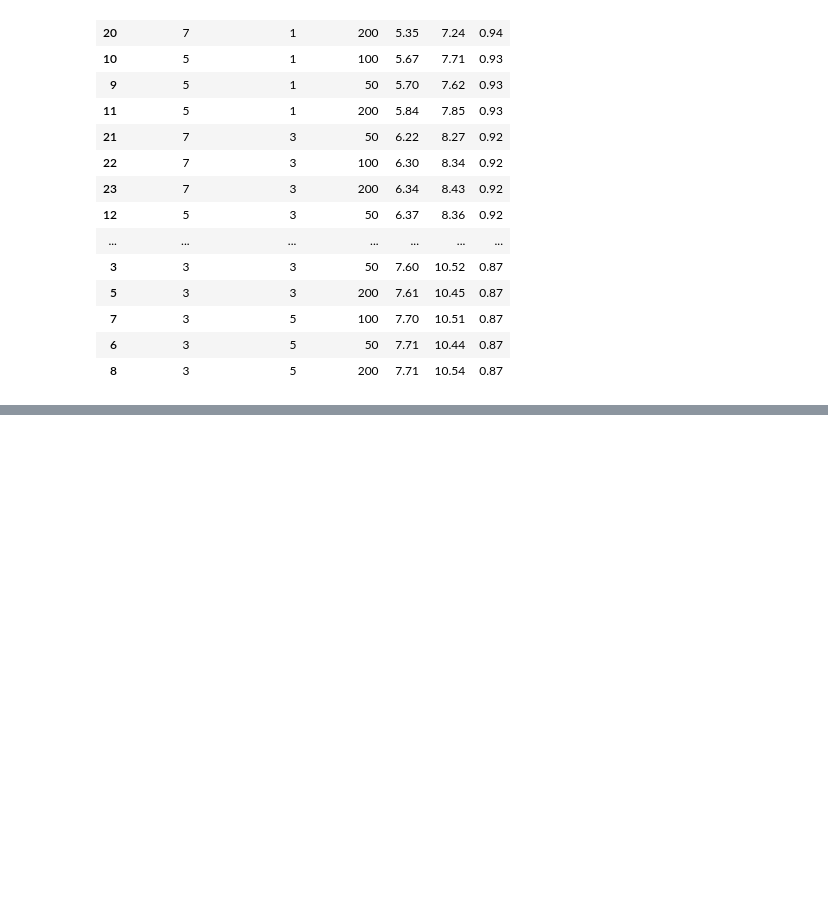
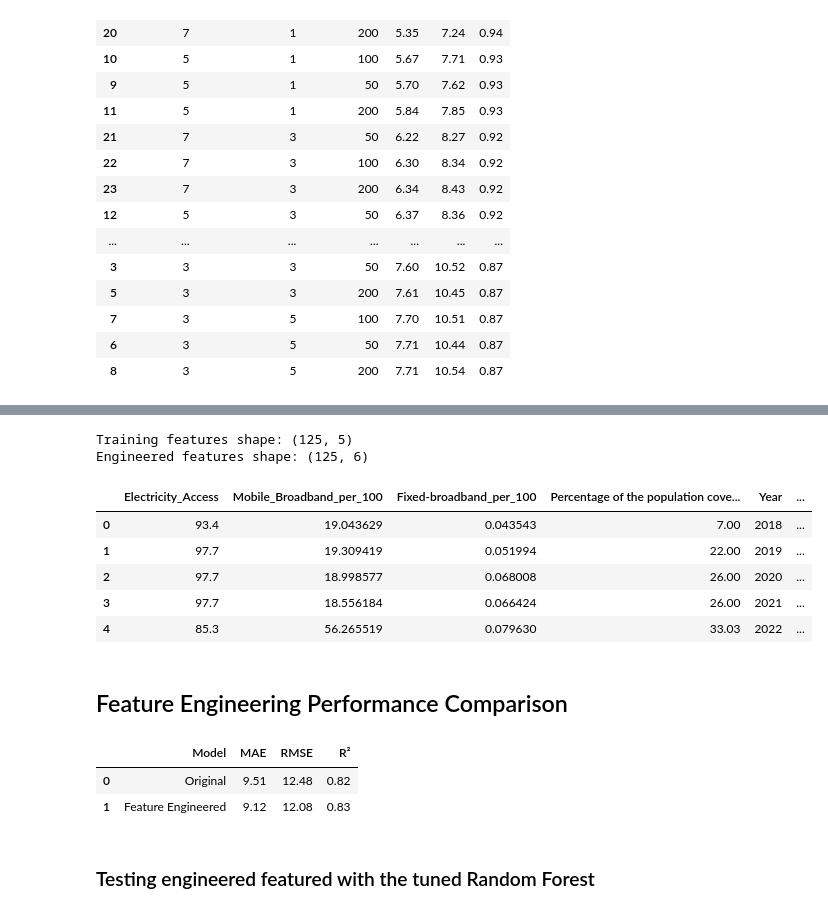
Before and after one commit to ajbunny/AI-Readiness-Governance-Capstone, a Jupyter notebook: notebooks/06_modeling_data_preparation.ipynb, the cells around one changed output, grey strips where cells are left out. Saved outputs shown, nothing was run; the diff lists cells and outputs as text; code cells hidden in the pictures; blank space fills up the shorter version.

```diff
--- a/notebooks/06_modeling_data_preparation.ipynb
+++ b/notebooks/06_modeling_data_preparation.ipynb
@@ -689,0 +730,66 @@ display(rf_tuning_results_df.sort_values("MAE").round(2))
+# %%
+# Creating a new feature interaction between electricity and LTE coverage
+
+lte_col = (
+    "Percentage of the population covered by at least an LTE/WiMAX mobile network."
+)
+
+def add_infrastructure_interaction(df):
+    df = df.copy()
+
+    df["Electricity_LTE_Interaction"] = df["Electricity_Access"] * df[lte_col] / 100
+
+    return df
+
+x_train_fe = add_infrastructure_interaction(x_train)
+x_val_fe = add_infrastructure_interaction(x_val)
+
+print("Training features shape:", x_train.shape)
+print("Engineered features shape:", x_train_fe.shape)
+
+display(x_train_fe.head())
+# %% [output]
+Training features shape: (125, 5)
+Engineered features shape: (125, 6)
+|  | Electricity_Access | Mobile_Broadband_per_100 | Fixed-broadband_per_100 | Percentage of the population cove... | Year | ... |
+| 0 | 93.4 | 19.043629 | 0.043543 | 7.00 | 2018 | ... |
+| 1 | 97.7 | 19.309419 | 0.051994 | 22.00 | 2019 | ... |
+| 2 | 97.7 | 18.998577 | 0.068008 | 26.00 | 2020 | ... |
+| 3 | 97.7 | 18.556184 | 0.066424 | 26.00 | 2021 | ... |
+| 4 | 85.3 | 56.265519 | 0.079630 | 33.03 | 2022 | ... |
+# %% [markdown]
+## Feature Engineering Performance Comparison
+# %%
+# Train multiple Linear Regression with the new feature
+
+linear_pipeline_fe = Pipeline([
+    ("imputer", SimpleImputer(strategy="median")),
+    ("scaler", StandardScaler()),
+    ("model", LinearRegression())
+])
+
+linear_pipeline_fe.fit(x_train_fe, y_train)
+
+# Predict internet adoption for 2023
+linear_predictions_fe = linear_pipeline_fe.predict(x_val_fe)
+
+# Evaluate validation performance
+linear_mae_fe = mean_absolute_error(y_val, linear_predictions_fe)
+linear_rmse_fe = np.sqrt(mean_squared_error(y_val, linear_predictions_fe))
+linear_r2_fe = r2_score(y_val, linear_predictions_fe)
+
+# Compare the original linear regression model with the new feature engineered model
+feature_engineering_comparison = pd.DataFrame({
+    "Model": ["Original", "Feature Engineered"],
+    "MAE": [linear_mae, linear_mae_fe],
+    "RMSE": [linear_rmse, linear_rmse_fe],
+    "R²": [linear_r2, linear_r2_fe]
+})
+
+display(feature_engineering_comparison.round(2))
+# %% [output]
+|  | Model | MAE | RMSE | R² |
+| 0 | Original | 9.51 | 12.48 | 0.82 |
+| 1 | Feature Engineered | 9.12 | 12.08 | 0.83 |
+# %% [markdown]
+### Testing engineered featured with the tuned Random Forest
```
Also changed, not shown: parts of 19 cells of this notebook.
